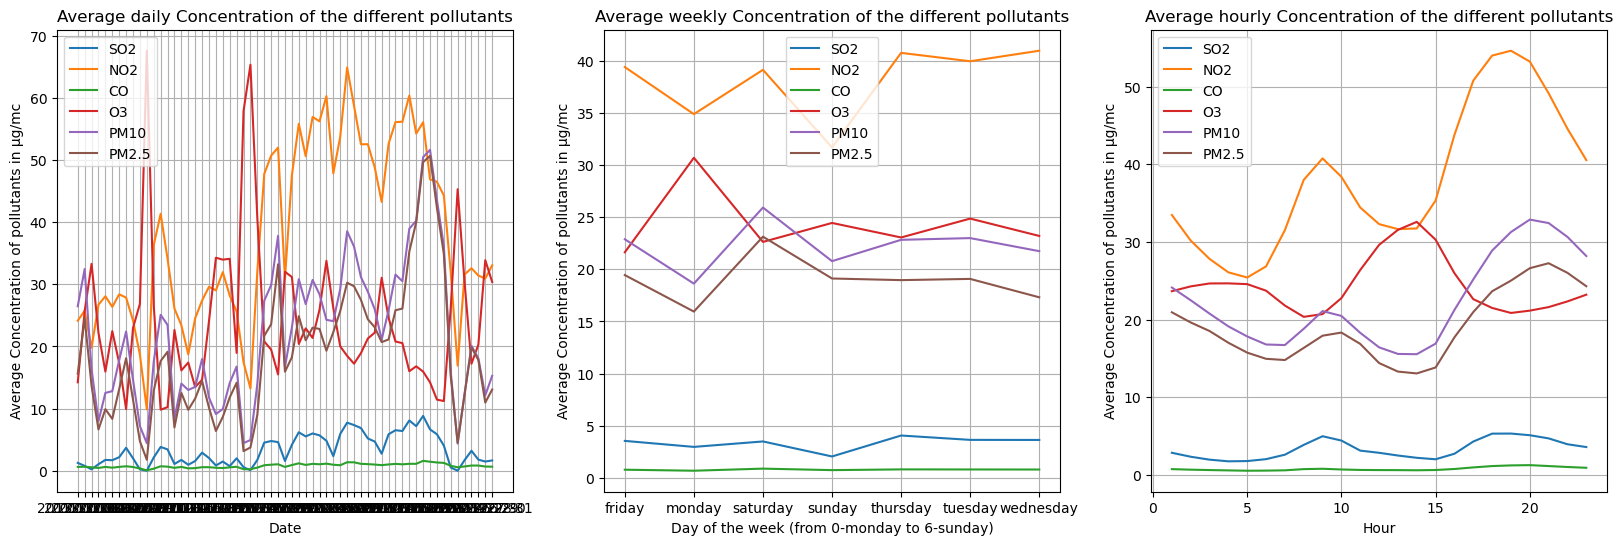
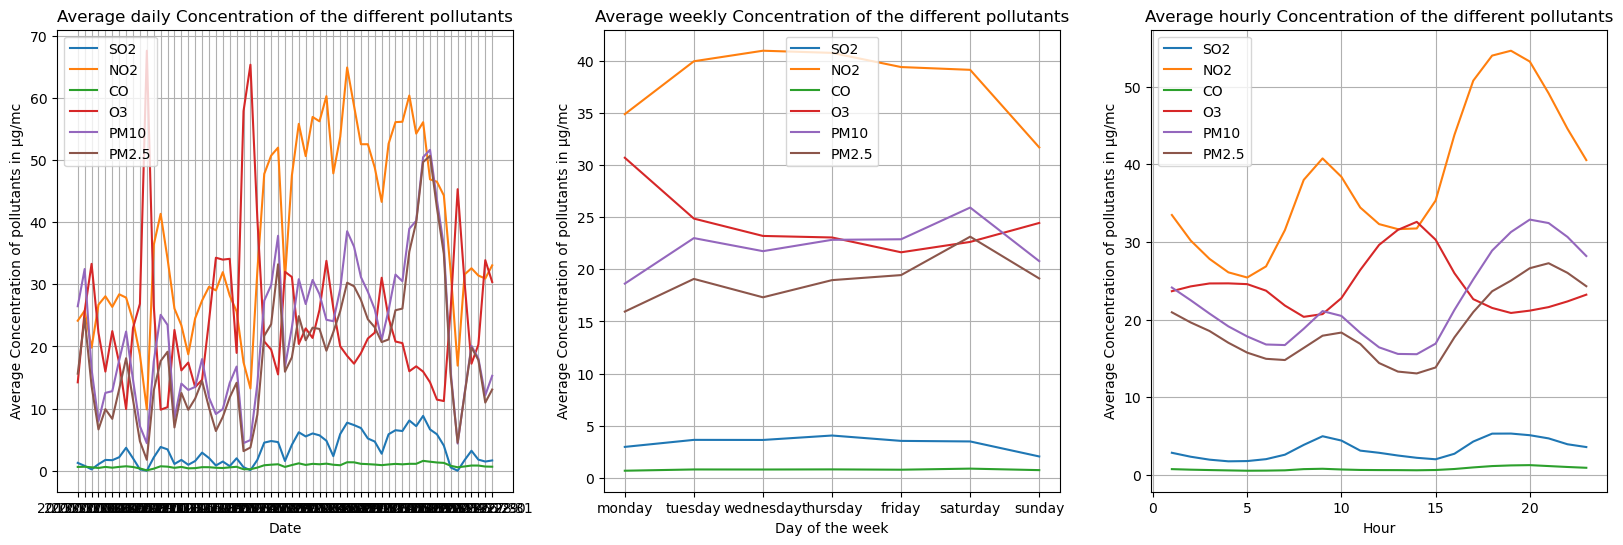
Unified diff of the notebook cell whose output changed from the first chart to the second:
--- before
+++ after
@@ -9,4 +9,8 @@
     daily_p = (dataframe_df.groupby(['date'])[p].mean().reset_index())
     weekly_p = (dataframe_df.groupby(['week_day'])[p].mean().reset_index())
+    week_order = ['monday', 'tuesday', 'wednesday', 'thursday', 'friday', 'saturday', 'sunday']
+    weekly_p['week_day'] = pd.Categorical(weekly_p['week_day'],categories=week_order,ordered=True)
+    weekly_p = weekly_p.sort_values('week_day')
+
     hourly_p = (dataframe_df.groupby(['hour'])[p].mean().reset_index())
 
@@ -21,5 +25,5 @@
 ax1.grid(True)
 
-ax2.set_xlabel('Day of the week (from 0-monday to 6-sunday)')
+ax2.set_xlabel('Day of the week')
 ax2.set_ylabel('Average Concentration of pollutants in µg/mc')
 ax2.set_title('Average weekly Concentration of the different pollutants')

Commit: modifica 1 EDA